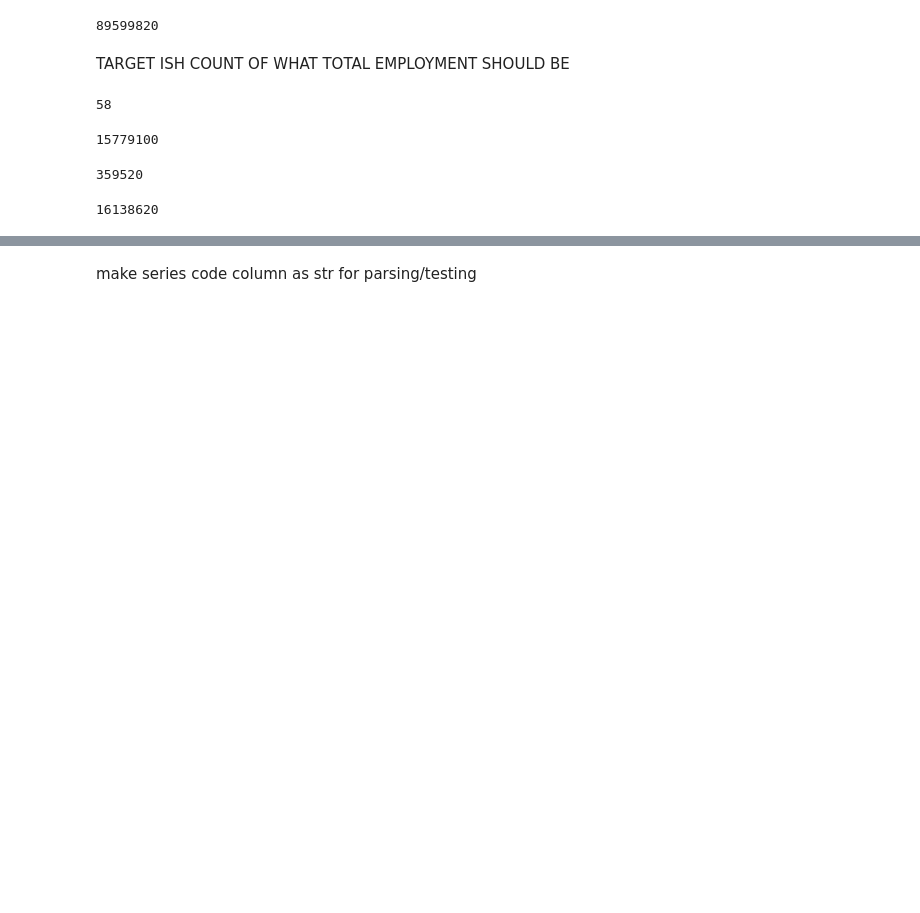
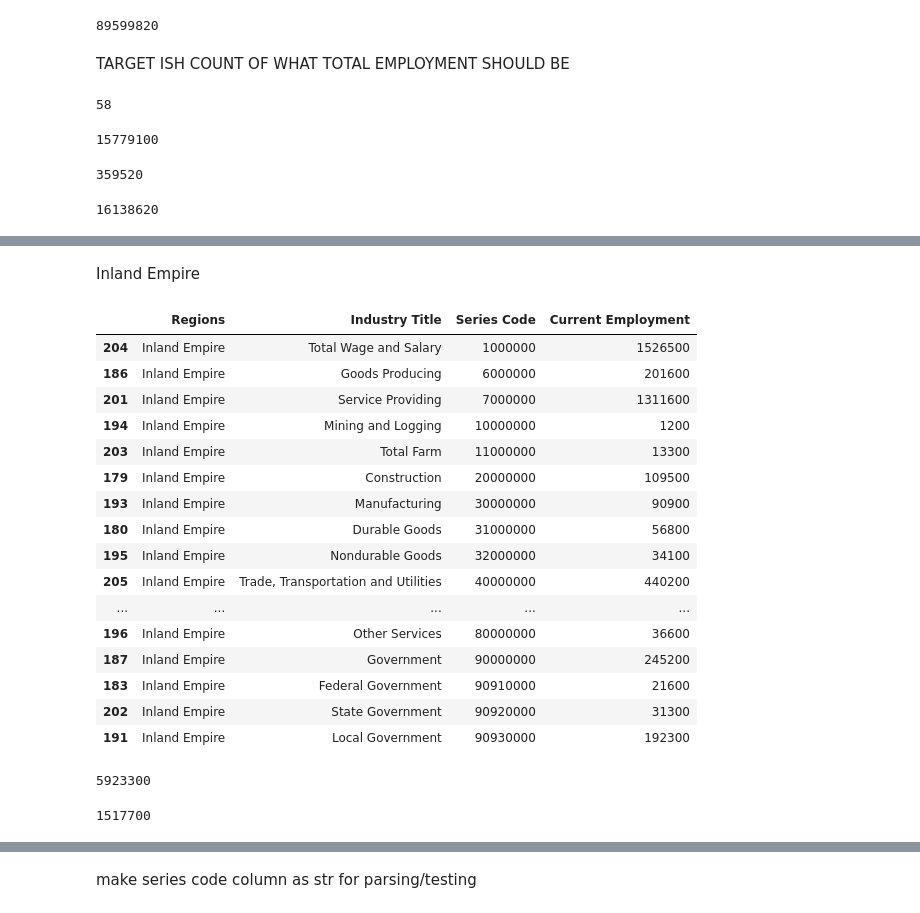
Before and after one commit to cafwd/job_quality_index, a Jupyter notebook: data/edd/cut-edd-data.ipynb, the cells around one changed output, grey strips where cells are left out. Saved outputs shown, nothing was run; the diff lists cells and outputs as text; code cells hidden in the pictures; blank space fills up the shorter version.

```diff
--- a/data/edd/cut-edd-data.ipynb
+++ b/data/edd/cut-edd-data.ipynb
@@ -157,0 +242,26 @@ edd_test_2020.loc[edd_test_2020['Industry Title'] == 'Accommodation and Food Ser
+# %% [markdown]
+Inland Empire
+# %%
+ie_2020
+# %% [output]
+|  | Regions | Industry Title | Series Code | Current Employment |
+| 204 | Inland Empire | Total Wage and Salary | 1000000 | 1526500 |
+| 186 | Inland Empire | Goods Producing | 6000000 | 201600 |
+| 201 | Inland Empire | Service Providing | 7000000 | 1311600 |
+| 194 | Inland Empire | Mining and Logging | 10000000 | 1200 |
+| 203 | Inland Empire | Total Farm | 11000000 | 13300 |
+| 179 | Inland Empire | Construction | 20000000 | 109500 |
+| 193 | Inland Empire | Manufacturing | 30000000 | 90900 |
+| 180 | Inland Empire | Durable Goods | 31000000 | 56800 |
+| 195 | Inland Empire | Nondurable Goods | 32000000 | 34100 |
+| 205 | Inland Empire | Trade, Transportation and Utilities | 40000000 | 440200 |
+| ... | ... | ... | ... | ... |
+| 196 | Inland Empire | Other Services | 80000000 | 36600 |
+| 187 | Inland Empire | Government | 90000000 | 245200 |
+| 183 | Inland Empire | Federal Government | 90910000 | 21600 |
+| 202 | Inland Empire | State Government | 90920000 | 31300 |
+| 191 | Inland Empire | Local Government | 90930000 | 192300 |
+# %%
+ie_2020['Current Employment'].sum() # before cutting down
+# %% [output]
+5923300
@@ -157,0 +272,4 @@ edd_test_2020.loc[edd_test_2020['Industry Title'] == 'Accommodation and Food Ser
+# %%
+ie_test['Current Employment'].sum()
+# %% [output]
+1517700
```
Also changed, not shown: parts of 121 cells of this notebook, 1 other file.
